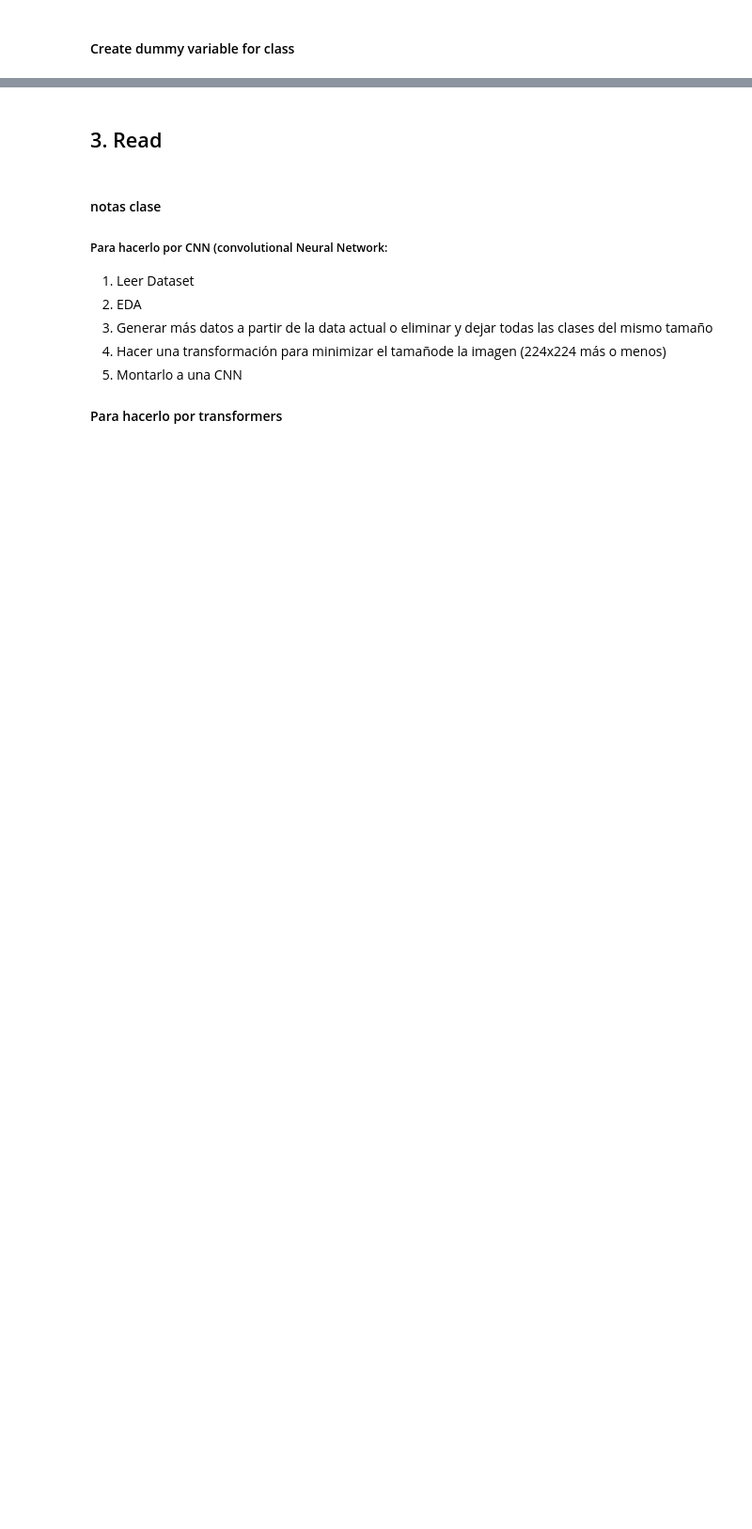
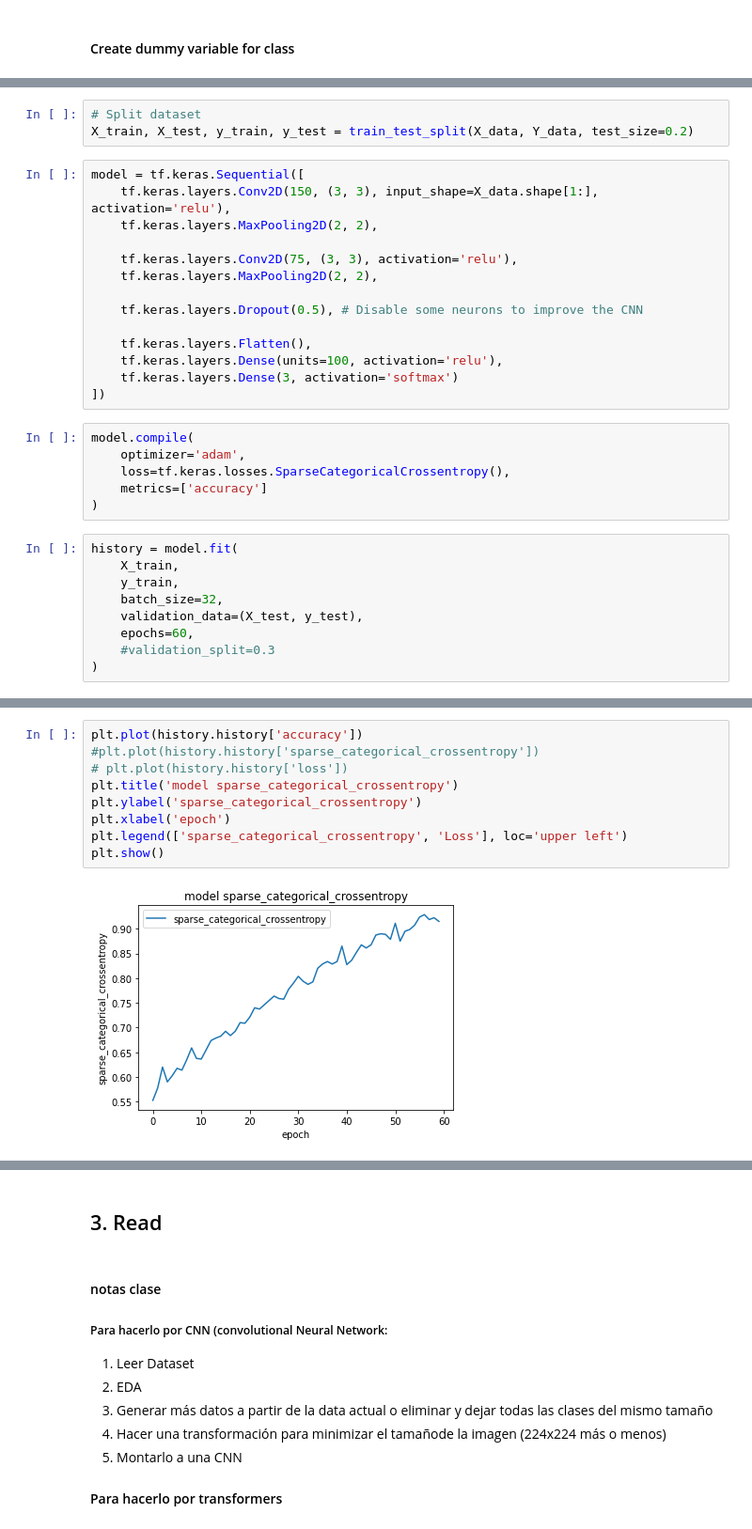
Before and after one commit to jucalfonsom/ml-course, a Jupyter notebook: age_detection.ipynb, the cells around one changed output, grey strips where cells are left out. Shown at 94% size. Saved outputs shown, nothing was run; the diff lists cells and outputs as text; blank space fills up the shorter version.

```diff
--- a/age_detection.ipynb
+++ b/age_detection.ipynb
@@ -108,0 +190,32 @@ photo.shape
+# %%
+# Split dataset
+X_train, X_test, y_train, y_test = train_test_split(X_data, Y_data, test_size=0.2)
+# %%
+model = tf.keras.Sequential([
+    tf.keras.layers.Conv2D(150, (3, 3), input_shape=X_data.shape[1:], activation='relu'),
+    tf.keras.layers.MaxPooling2D(2, 2),
+
+    tf.keras.layers.Conv2D(75, (3, 3), activation='relu'),
+    tf.keras.layers.MaxPooling2D(2, 2),
+
+    tf.keras.layers.Dropout(0.5), # Disable some neurons to improve the CNN
+
+    tf.keras.layers.Flatten(),
+    tf.keras.layers.Dense(units=100, activation='relu'),
+    tf.keras.layers.Dense(3, activation='softmax')
+])
+# %%
+model.compile(
+    optimizer='adam',
+    loss=tf.keras.losses.SparseCategoricalCrossentropy(),
+    metrics=['accuracy']
+)
+# %%
+history = model.fit(
+    X_train,
+    y_train,
+    batch_size=32,
+    validation_data=(X_test, y_test),
+    epochs=60,
+    #validation_split=0.3
+)
@@ -108,0 +240,11 @@ photo.shape
+# %%
+plt.plot(history.history['accuracy'])
+#plt.plot(history.history['sparse_categorical_crossentropy'])
+# plt.plot(history.history['loss'])
+plt.title('model sparse_categorical_crossentropy')
+plt.ylabel('sparse_categorical_crossentropy')
+plt.xlabel('epoch')
+plt.legend(['sparse_categorical_crossentropy', 'Loss'], loc='upper left')
+plt.show()
+# %% [output]
+[figure, added]
```
Also changed, not shown: parts of 25 cells of this notebook, 2 other files.
